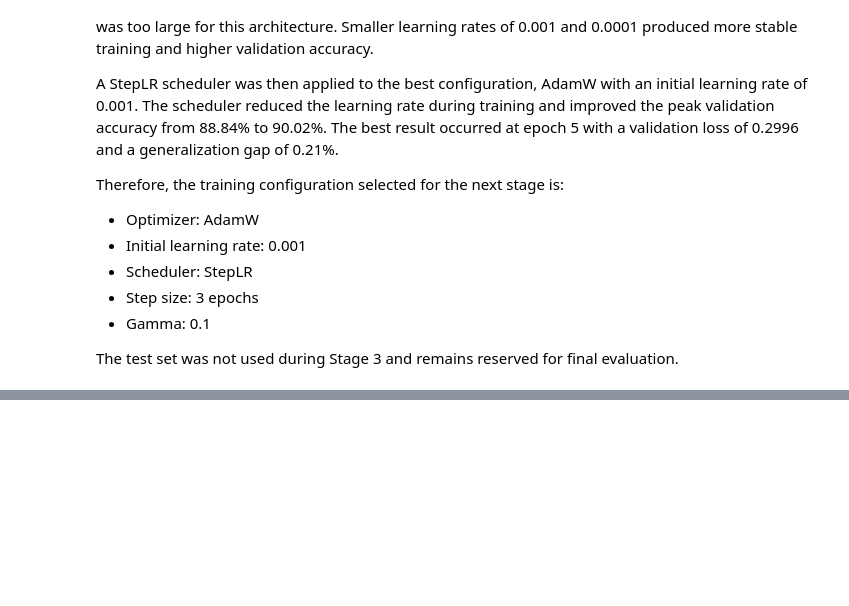
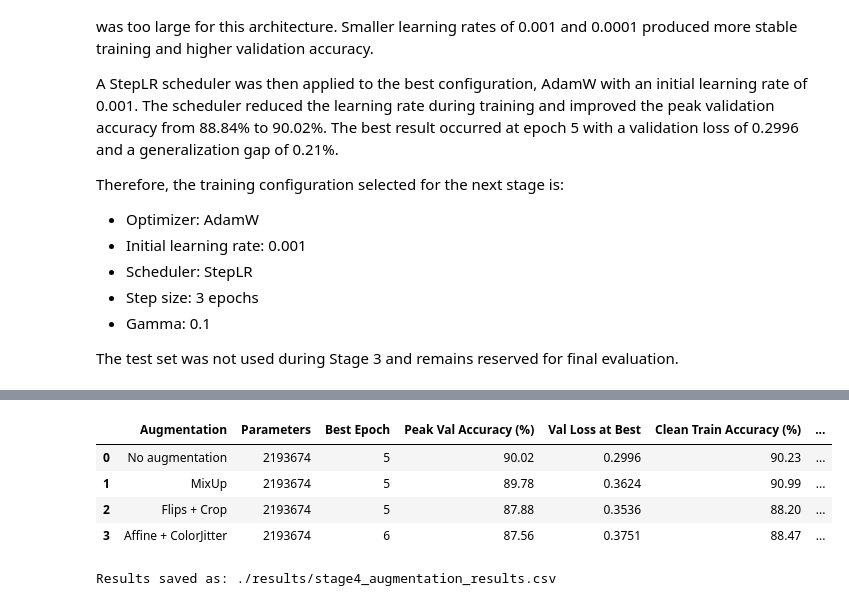
Before and after one commit to amarfarshoukh/EuroSAT_Project, a Jupyter notebook: notebooks/EuroSAT_Project.ipynb, the cells around one changed output, grey strips where cells are left out. Drawn from its saved outputs; the diff is of its cells as text; code cells hidden in the pictures; blank space fills up the shorter version.

```diff
--- a/notebooks/EuroSAT_Project.ipynb
+++ b/notebooks/EuroSAT_Project.ipynb
@@ -2046,0 +2636,34 @@ The test set was not used during Stage 3 and remains reserved for final evaluati
+# %%
+stage4_table = pd.DataFrame(
+    stage4_results
+)
+
+stage4_table = stage4_table.sort_values(
+    by=[
+        'Peak Val Accuracy (%)',
+        'Val Loss at Best'
+    ],
+    ascending=[
+        False,
+        True
+    ]
+).reset_index(drop=True)
+
+display(stage4_table)
+
+stage4_table.to_csv(
+    './results/stage4_augmentation_results.csv',
+    index=False
+)
+
+print(
+    "Results saved as:",
+    "./results/stage4_augmentation_results.csv"
+)
+# %% [output]
+|  | Augmentation | Parameters | Best Epoch | Peak Val Accuracy (%) | Val Loss at Best | Clean Train Accuracy (%) | ... |
+| 0 | No augmentation | 2193674 | 5 | 90.02 | 0.2996 | 90.23 | ... |
+| 1 | MixUp | 2193674 | 5 | 89.78 | 0.3624 | 90.99 | ... |
+| 2 | Flips + Crop | 2193674 | 5 | 87.88 | 0.3536 | 88.20 | ... |
+| 3 | Affine + ColorJitter | 2193674 | 6 | 87.56 | 0.3751 | 88.47 | ... |
+Results saved as: ./results/stage4_augmentation_results.csv
```
Also changed, not shown: parts of 29 cells of this notebook, 2 other files.
